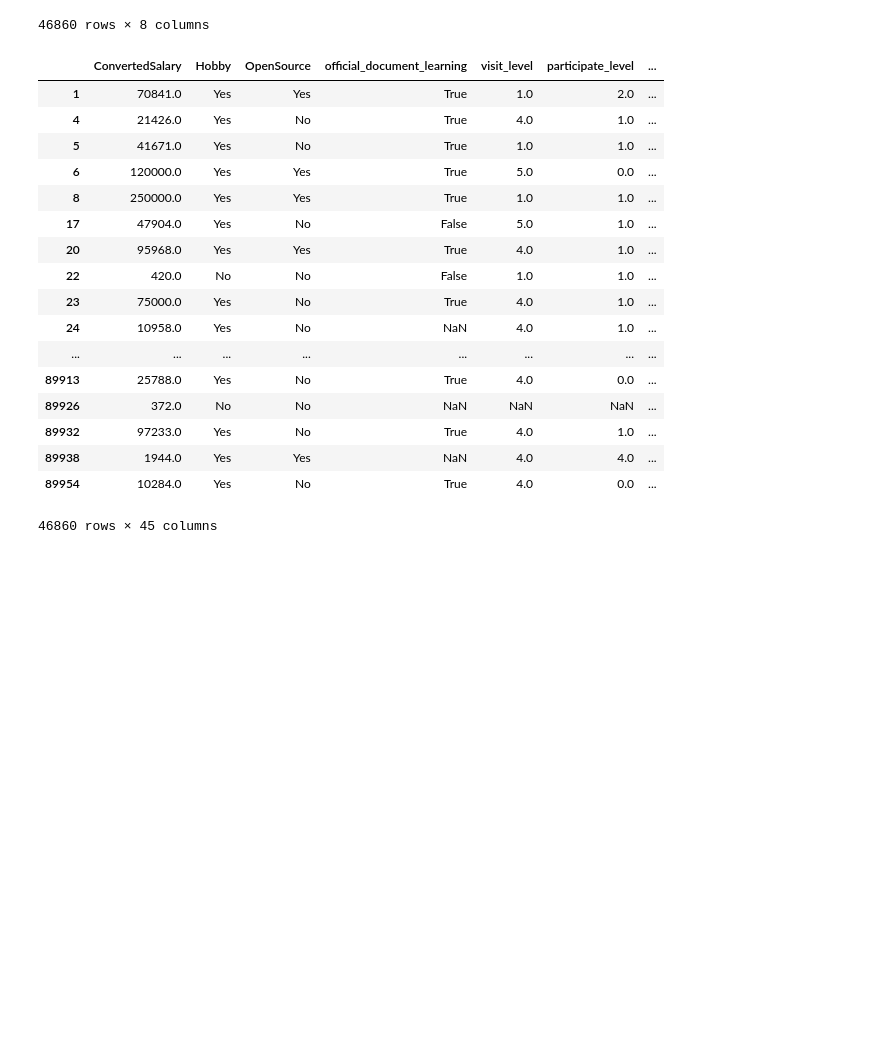
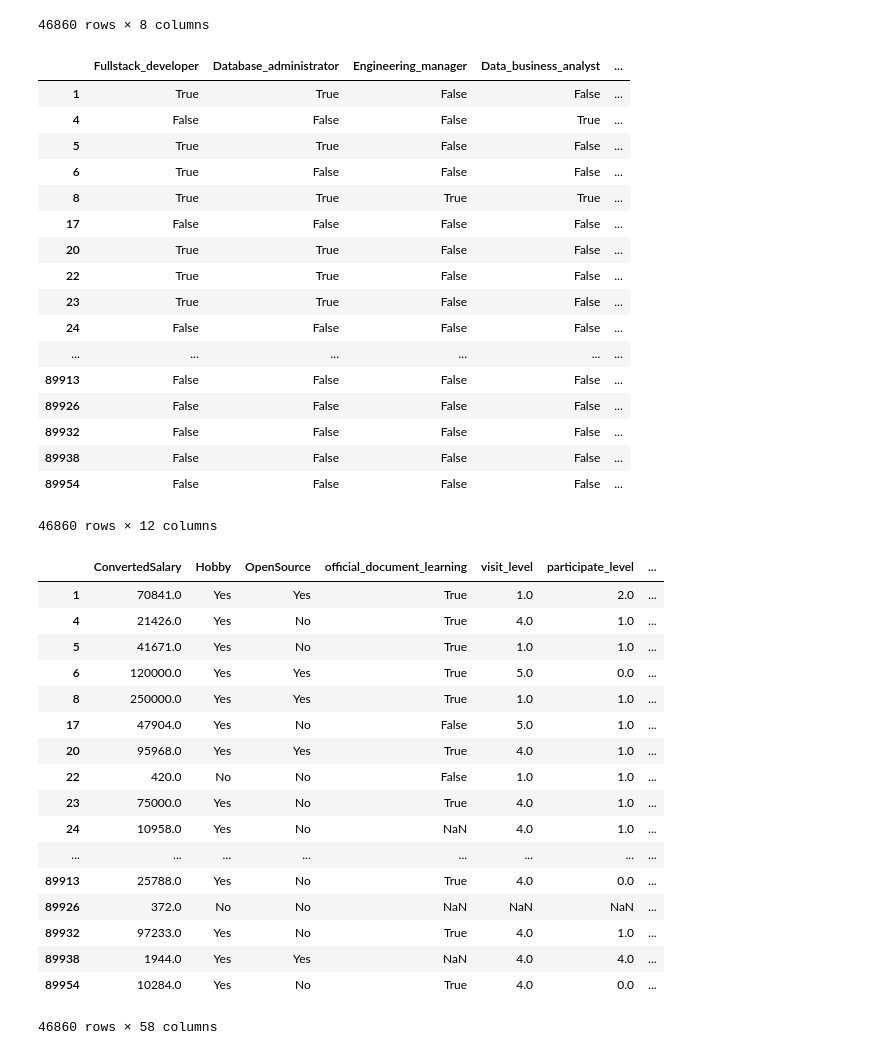
Before and after one commit to cye2277/Stackoverflow-Survey-Data-Cleaning, a Jupyter notebook: Data Cleaning Final Project.ipynb, the cells around one changed output. Saved outputs shown, nothing was run; the diff lists cells and outputs as text; code cells hidden in the pictures; blank space fills up the shorter version.

```diff
--- a/Data Cleaning Final Project.ipynb
+++ b/Data Cleaning Final Project.ipynb
@@ -345,8 +345,45 @@ survey[['Angular','Hadoop','Django','Node','React','.NET Core', 'TensorFlow','Sp
 | 89938 | False | False | False | False | False | False | False | False |
 | 89954 | False | False | False | False | False | False | False | False |
 46860 rows × 8 columns
+# %%
+survey.loc[survey['DevType'].str.contains("Full-stack developer" , na=False),'Fullstack_developer'] = True
+survey.loc[survey['DevType'].str.contains("Database administrator", na=False),'Database_administrator'] = True
+survey.loc[survey['DevType'].str.contains("DevOps specialist", na=False),'DevOps'] = True
+survey.loc[survey['DevType'].str.contains("System administrator", na=False),'System_administrator'] = True
+survey.loc[survey['DevType'].str.contains("Engineering manager", na=False),'Engineering_manager'] = True
+survey.loc[survey['DevType'].str.contains("Data or business analyst", na=False),'Data_business_analyst'] = True
+survey.loc[survey['DevType'].str.contains("Desktop or enterprise applications developer", na=False),'applications_developer'] = True
+survey.loc[survey['DevType'].str.contains("Game or graphics developer", na=False),'Game_developer'] = True
+survey.loc[survey['DevType'].str.contains("QA or test developer", na=False),'QA_developer'] = True
+survey.loc[survey['DevType'].str.contains("Front-end developer", na=False),'Frontend_developer'] = True
+survey.loc[survey['DevType'].str.contains("Back-end developer", na=False),'Backend_developer'] = True
+survey.loc[survey['DevType'].str.contains("Designer", na=False),'Designer'] = True
+survey.loc[survey['DevType'].str.contains("Mobile developer", na=False),'Mobile_developer'] = True
+survey.loc[survey['DevType'].str.contains("Data scientist or machine learning specialist", na=False),'Data_scientist'] = True
+# %%
+survey[['Fullstack_developer','Database_administrator','Engineering_manager','Data_business_analyst','applications_developer','Game_developer', 'QA_developer','Frontend_developer','Backend_developer','Designer','Mobile_developer','Data_scientist']] = survey[['Fullstack_developer','Database_administrator','Engineering_manager','Data_business_analyst','applications_developer','Game_developer', 'QA_developer','Frontend_developer','Backend_developer','Designer','Mobile_developer','Data_scientist']].fillna(False)
+survey[['Fullstack_developer','Database_administrator','Engineering_manager','Data_business_analyst','applications_developer','Game_developer', 'QA_developer','Frontend_developer','Backend_developer','Designer','Mobile_developer','Data_scientist']]
+# %% [output]
+|  | Fullstack_developer | Database_administrator | Engineering_manager | Data_business_analyst | ... |
+| 1 | True | True | False | False | ... |
+| 4 | False | False | False | True | ... |
+| 5 | True | True | False | False | ... |
+| 6 | True | False | False | False | ... |
+| 8 | True | True | True | True | ... |
+| 17 | False | False | False | False | ... |
+| 20 | True | True | False | False | ... |
+| 22 | True | True | False | False | ... |
+| 23 | True | True | False | False | ... |
+| 24 | False | False | False | False | ... |
+| ... | ... | ... | ... | ... | ... |
+| 89913 | False | False | False | False | ... |
+| 89926 | False | False | False | False | ... |
+| 89932 | False | False | False | False | ... |
+| 89938 | False | False | False | False | ... |
+| 89954 | False | False | False | False | ... |
+46860 rows × 12 columns
 # %%
-new_survey = survey[['ConvertedSalary','Hobby','OpenSource','official_document_learning','visit_level','participate_level','teach_self','hackathon','open_source','certification','online_course','bootcamp','competition','JavaScript','Python','SQL','C++','C','C#', 'R','Go','Ruby','Java','SQL_Server','PostgreSQL','Oracle','MongoDB','MySQL','Azure', 'BigQuery','AWS','Azure','Linux','Firebase','Heroku','Android', 'iOS','Angular','Hadoop','Django','Node','React','.NET Core', 'TensorFlow','Spring']]
+new_survey = survey[['ConvertedSalary','Hobby','OpenSource','official_document_learning','visit_level','participate_level','teach_self','hackathon','open_source','certification','online_course','bootcamp','competition','JavaScript','Python','SQL','C++','C','C#', 'R','Go','Ruby','Java','SQL_Server','PostgreSQL','Oracle','MongoDB','MySQL','Azure', 'BigQuery','AWS','Azure','Linux','Firebase','Heroku','Android', 'iOS','Angular','Hadoop','Django','Node','React','.NET Core', 'TensorFlow','Spring','Fullstack_developer','Database_administrator','Engineering_manager','Data_business_analyst','applications_developer','Game_developer', 'QA_developer','Frontend_developer','Backend_developer','Designer','Mobile_developer','Data_scientist','TimeFullyProductive']]
 new_survey
 # %% [output]
 |  | ConvertedSalary | Hobby | OpenSource | official_document_learning | visit_level | participate_level | ... |
@@ -366,7 +403,7 @@ new_survey
 | 89932 | 97233.0 | Yes | No | True | 4.0 | 1.0 | ... |
 | 89938 | 1944.0 | Yes | Yes | NaN | 4.0 | 4.0 | ... |
 | 89954 | 10284.0 | Yes | No | True | 4.0 | 0.0 | ... |
-46860 rows × 45 columns
+46860 rows × 58 columns
 # %%
 new_survey = new_survey[new_survey['visit_level'] >= new_survey['participate_level']]
 new_survey
```
Also changed, not shown: parts of 1 cell of this notebook.
